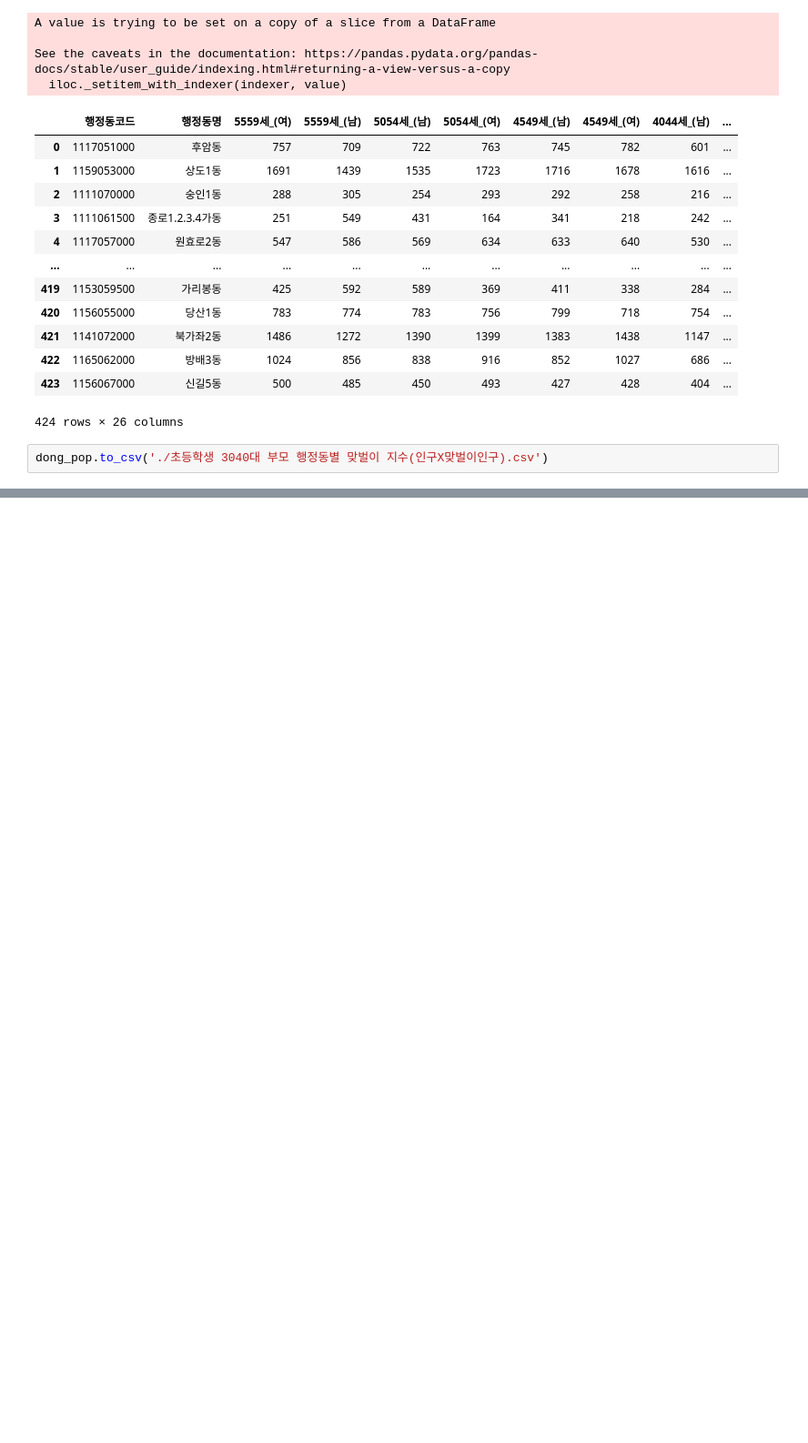
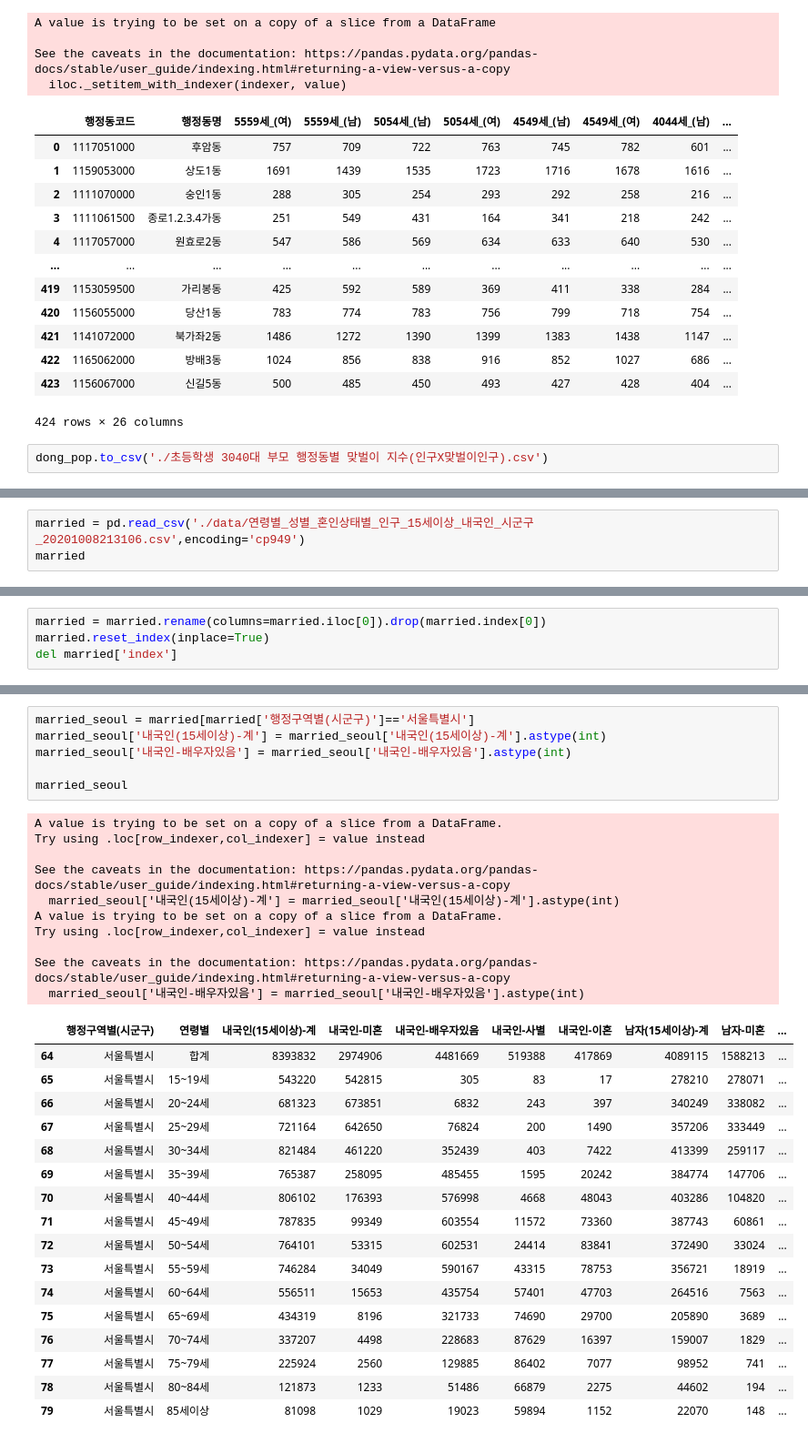
Before and after one commit to gyuholee94/seoul_contest, a Jupyter notebook: 규호_맞벌이가정추측.ipynb, the cells around one changed output, grey strips where cells are left out. Shown at 91% size. Saved outputs shown, nothing was run; the diff lists cells and outputs as text; blank space fills up the shorter version.

```diff
--- a/규호_맞벌이가정추측.ipynb
+++ b/규호_맞벌이가정추측.ipynb
@@ -652,0 +655,3 @@ dong_pop.to_csv('./초등학생 3040대 부모 행정동별 맞벌이 지수(인
+# %%
+married = pd.read_csv('./data/연령별_성별_혼인상태별_인구_15세이상_내국인_시군구_20201008213106.csv',encoding='cp949')
+married
@@ -652,0 +672,4 @@ dong_pop.to_csv('./초등학생 3040대 부모 행정동별 맞벌이 지수(인
+# %%
+married = married.rename(columns=married.iloc[0]).drop(married.index[0])
+married.reset_index(inplace=True)
+del married['index']
@@ -652,0 +692,34 @@ dong_pop.to_csv('./초등학생 3040대 부모 행정동별 맞벌이 지수(인
+# %%
+married_seoul = married[married['행정구역별(시군구)']=='서울특별시']
+married_seoul['내국인(15세이상)-계'] = married_seoul['내국인(15세이상)-계'].astype(int)
+married_seoul['내국인-배우자있음'] = married_seoul['내국인-배우자있음'].astype(int)
+
+married_seoul
+# %% [output]
+A value is trying to be set on a copy of a slice from a DataFrame.
+Try using .loc[row_indexer,col_indexer] = value instead
+
+See the caveats in the documentation: https://pandas.pydata.org/pandas-docs/stable/user_guide/indexing.html#returning-a-view-versus-a-copy
+  married_seoul['내국인(15세이상)-계'] = married_seoul['내국인(15세이상)-계'].astype(int)
+A value is trying to be set on a copy of a slice from a DataFrame.
+Try using .loc[row_indexer,col_indexer] = value instead
+
+See the caveats in the documentation: https://pandas.pydata.org/pandas-docs/stable/user_guide/indexing.html#returning-a-view-versus-a-copy
+  married_seoul['내국인-배우자있음'] = married_seoul['내국인-배우자있음'].astype(int)
+|  | 행정구역별(시군구) | 연령별 | 내국인(15세이상)-계 | 내국인-미혼 | 내국인-배우자있음 | 내국인-사별 | 내국인-이혼 | 남자(15세이상)-계 | 남자-미혼 | ... |
+| 64 | 서울특별시 | 합계 | 8393832 | 2974906 | 4481669 | 519388 | 417869 | 4089115 | 1588213 | ... |
+| 65 | 서울특별시 | 15~19세 | 543220 | 542815 | 305 | 83 | 17 | 278210 | 278071 | ... |
+| 66 | 서울특별시 | 20~24세 | 681323 | 673851 | 6832 | 243 | 397 | 340249 | 338082 | ... |
+| 67 | 서울특별시 | 25~29세 | 721164 | 642650 | 76824 | 200 | 1490 | 357206 | 333449 | ... |
+| 68 | 서울특별시 | 30~34세 | 821484 | 461220 | 352439 | 403 | 7422 | 413399 | 259117 | ... |
+| 69 | 서울특별시 | 35~39세 | 765387 | 258095 | 485455 | 1595 | 20242 | 384774 | 147706 | ... |
+| 70 | 서울특별시 | 40~44세 | 806102 | 176393 | 576998 | 4668 | 48043 | 403286 | 104820 | ... |
+| 71 | 서울특별시 | 45~49세 | 787835 | 99349 | 603554 | 11572 | 73360 | 387743 | 60861 | ... |
+| 72 | 서울특별시 | 50~54세 | 764101 | 53315 | 602531 | 24414 | 83841 | 372490 | 33024 | ... |
+| 73 | 서울특별시 | 55~59세 | 746284 | 34049 | 590167 | 43315 | 78753 | 356721 | 18919 | ... |
+| 74 | 서울특별시 | 60~64세 | 556511 | 15653 | 435754 | 57401 | 47703 | 264516 | 7563 | ... |
+| 75 | 서울특별시 | 65~69세 | 434319 | 8196 | 321733 | 74690 | 29700 | 205890 | 3689 | ... |
+| 76 | 서울특별시 | 70~74세 | 337207 | 4498 | 228683 | 87629 | 16397 | 159007 | 1829 | ... |
+| 77 | 서울특별시 | 75~79세 | 225924 | 2560 | 129885 | 86402 | 7077 | 98952 | 741 | ... |
+| 78 | 서울특별시 | 80~84세 | 121873 | 1233 | 51486 | 66879 | 2275 | 44602 | 194 | ... |
+| 79 | 서울특별시 | 85세이상 | 81098 | 1029 | 19023 | 59894 | 1152 | 22070 | 148 | ... |
```
Also changed, not shown: parts of 8 cells of this notebook, 3 other files.
